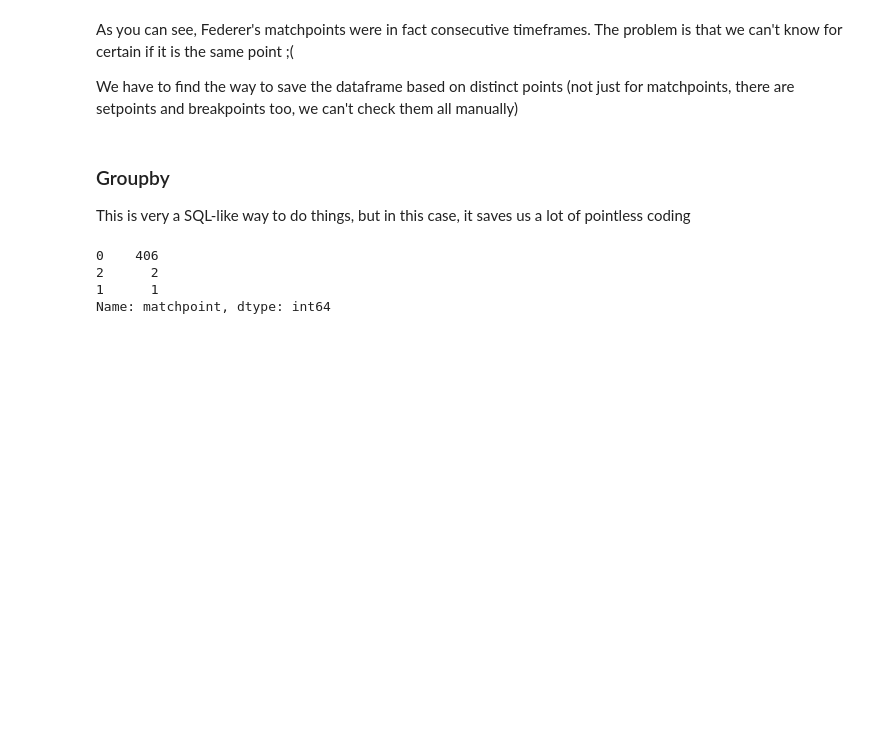
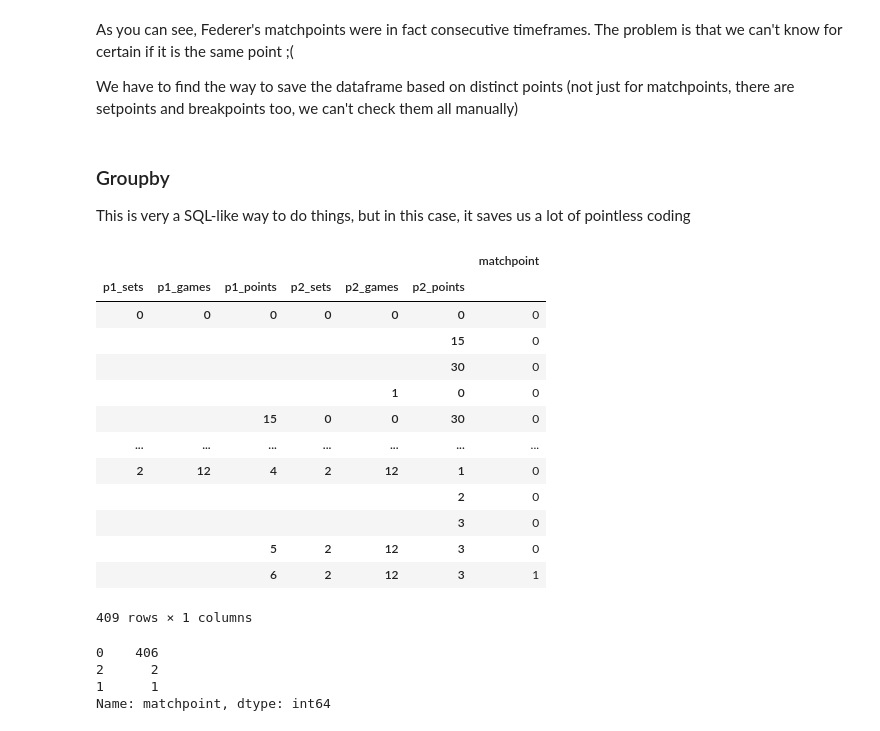
Before and after one commit to PinkFrojdSenjak/Exploratary-Data-Analysis---Tennis-Match-Dataset, a Jupyter notebook: Untitled.ipynb, the cells around one changed output. Saved outputs shown, nothing was run; the diff lists cells and outputs as text; code cells hidden in the pictures; blank space fills up the shorter version.

```diff
--- a/Untitled.ipynb
+++ b/Untitled.ipynb
@@ -55,6 +55,24 @@ We have to find the way to save the dataframe based on distinct points (not just
 This is very a SQL-like way to do things, but in this case, it saves us a lot of pointless coding
 # %%
 dfSub = df[['p1_sets','p1_games','p1_points','p2_sets','p2_games','p2_points','matchpoint']]
+# %%
+dfGroup = dfSub.groupby(['p1_sets','p1_games','p1_points','p2_sets','p2_games','p2_points']).max()
+dfGroup
+# %% [output]
+|  |  |  |  |  |  | matchpoint |
+| p1_sets | p1_games | p1_points | p2_sets | p2_games | p2_points |  |
+| 0 | 0 | 0 | 0 | 0 | 0 | 0 |
+|  |  |  |  |  | 15 | 0 |
+|  |  |  |  |  | 30 | 0 |
+|  |  |  |  | 1 | 0 | 0 |
+|  |  | 15 | 0 | 0 | 30 | 0 |
+| ... | ... | ... | ... | ... | ... | ... |
+| 2 | 12 | 4 | 2 | 12 | 1 | 0 |
+|  |  |  |  |  | 2 | 0 |
+|  |  |  |  |  | 3 | 0 |
+|  |  | 5 | 2 | 12 | 3 | 0 |
+|  |  | 6 | 2 | 12 | 3 | 1 |
+409 rows × 1 columns
 # %%
 dfgrp = dfSub.groupby(['p1_sets','p1_games','p1_points','p2_sets','p2_games','p2_points']).max()
 dfgrp['matchpoint'].value_counts()
```
Also changed, not shown: 1 other file.
